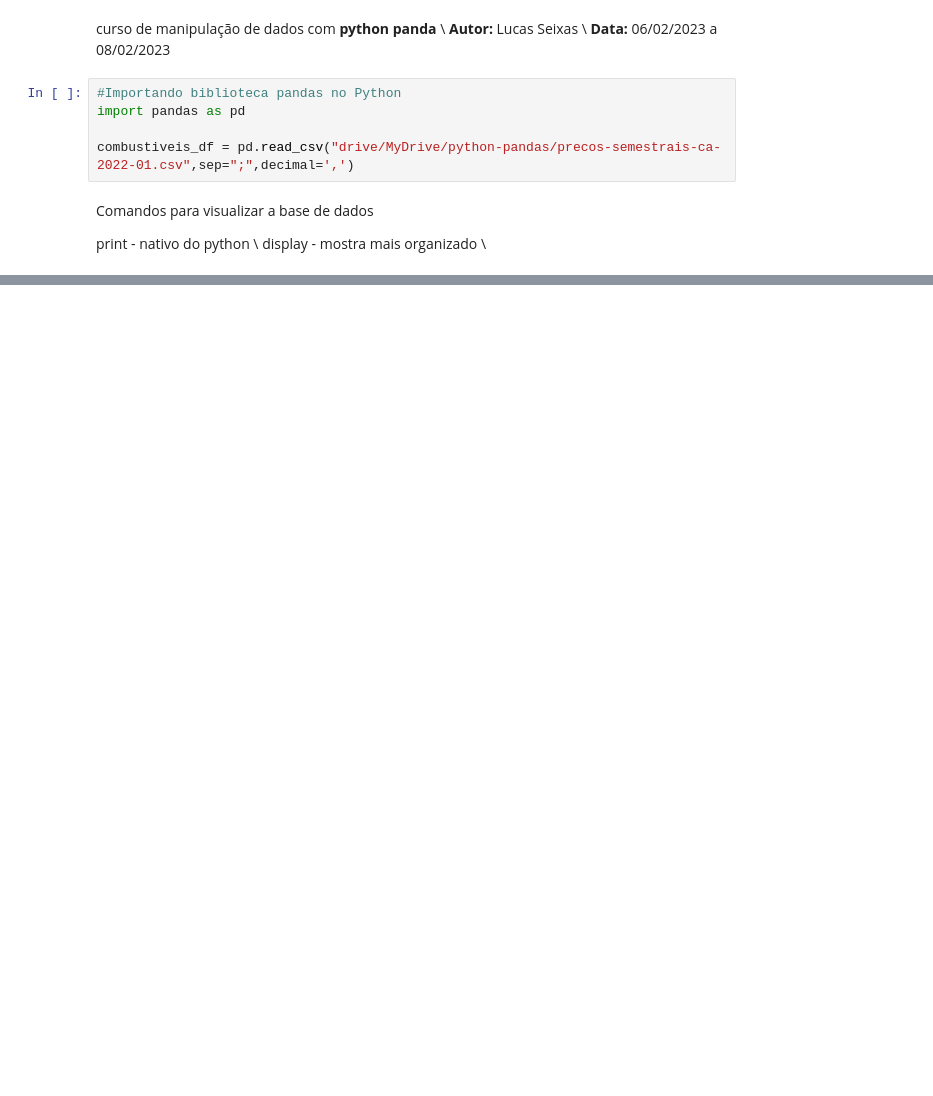
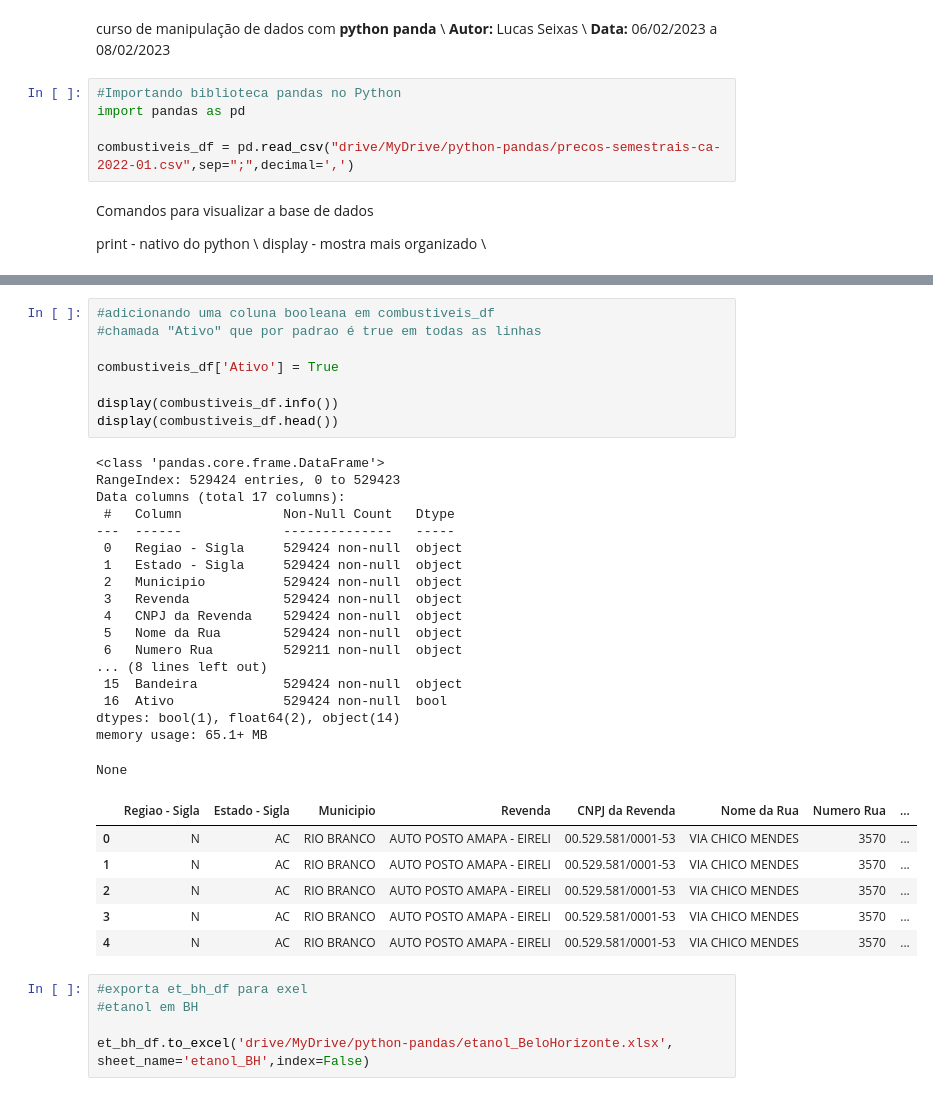
Before and after one commit to Seixaslima/curso_python_pandas, a Jupyter notebook: Curso_python_pandas.ipynb, the cells around one changed output, grey strips where cells are left out. Drawn from its saved outputs; the diff is of its cells as text; blank space fills up the shorter version.

```diff
--- a/Curso_python_pandas.ipynb
+++ b/Curso_python_pandas.ipynb
@@ -59,0 +258,38 @@ display(gas_df.max())
+# %%
+#adicionando uma coluna booleana em combustiveis_df
+#chamada "Ativo" que por padrao é true em todas as linhas
+
+combustiveis_df['Ativo'] = True
+
+display(combustiveis_df.info())
+display(combustiveis_df.head())
+# %% [output]
+<class 'pandas.core.frame.DataFrame'>
+RangeIndex: 529424 entries, 0 to 529423
+Data columns (total 17 columns):
+ #   Column             Non-Null Count   Dtype
+---  ------             --------------   -----
+ 0   Regiao - Sigla     529424 non-null  object
+ 1   Estado - Sigla     529424 non-null  object
+ 2   Municipio          529424 non-null  object
+ 3   Revenda            529424 non-null  object
+ 4   CNPJ da Revenda    529424 non-null  object
+ 5   Nome da Rua        529424 non-null  object
+ 6   Numero Rua         529211 non-null  object
+... (8 lines left out)
+ 15  Bandeira           529424 non-null  object
+ 16  Ativo              529424 non-null  bool
+dtypes: bool(1), float64(2), object(14)
+memory usage: 65.1+ MB
+None
+|  | Regiao - Sigla | Estado - Sigla | Municipio | Revenda | CNPJ da Revenda | Nome da Rua | Numero Rua | ... |
+| 0 | N | AC | RIO BRANCO | AUTO POSTO AMAPA - EIRELI | 00.529.581/0001-53 | VIA CHICO MENDES | 3570 | ... |
+| 1 | N | AC | RIO BRANCO | AUTO POSTO AMAPA - EIRELI | 00.529.581/0001-53 | VIA CHICO MENDES | 3570 | ... |
+| 2 | N | AC | RIO BRANCO | AUTO POSTO AMAPA - EIRELI | 00.529.581/0001-53 | VIA CHICO MENDES | 3570 | ... |
+| 3 | N | AC | RIO BRANCO | AUTO POSTO AMAPA - EIRELI | 00.529.581/0001-53 | VIA CHICO MENDES | 3570 | ... |
+| 4 | N | AC | RIO BRANCO | AUTO POSTO AMAPA - EIRELI | 00.529.581/0001-53 | VIA CHICO MENDES | 3570 | ... |
+# %%
+#exporta et_bh_df para exel
+#etanol em BH
+
+et_bh_df.to_excel('drive/MyDrive/python-pandas/etanol_BeloHorizonte.xlsx', sheet_name='etanol_BH',index=False)
```
Also changed, not shown: parts of 15 cells of this notebook.
